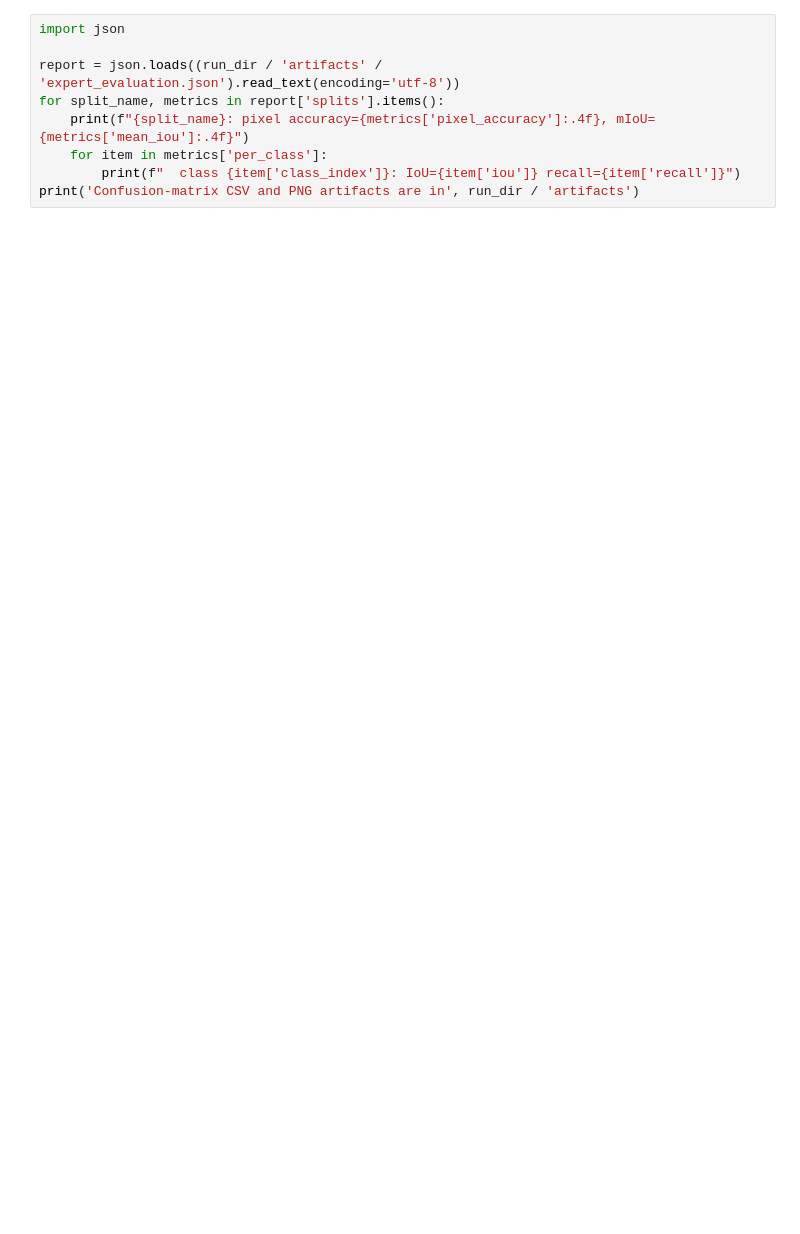
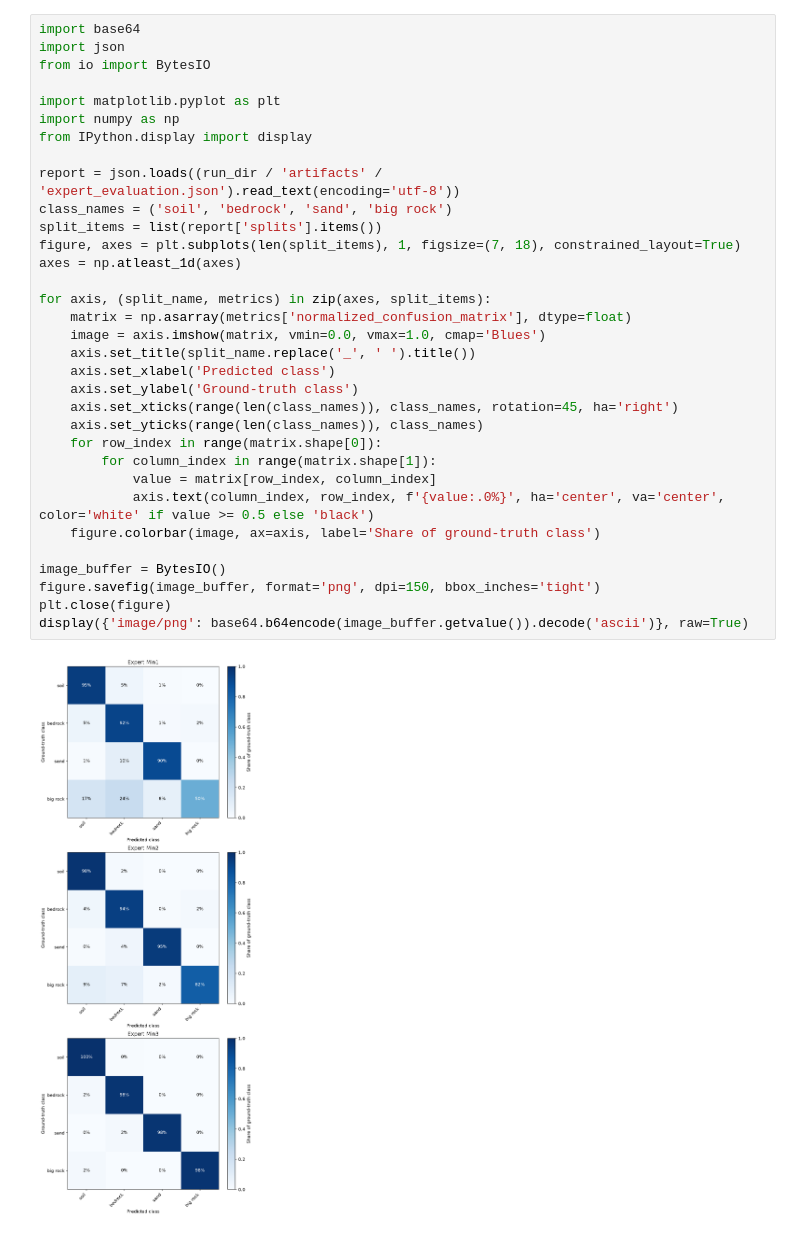
Before and after one commit to Jacob-Miller-s/AI4Mars, a Jupyter notebook: notebooks/03_sealed_expert_evaluation.ipynb, the cells around one changed output. Cells and saved outputs as stored; diff of their text form; blank space fills up the shorter version.

```diff
--- a/notebooks/03_sealed_expert_evaluation.ipynb
+++ b/notebooks/03_sealed_expert_evaluation.ipynb
@@ -40,9 +49,35 @@ print(f'Completed sealed evaluation: {run_dir}')
 # %%
+import base64
 import json
+from io import BytesIO
+
+import matplotlib.pyplot as plt
+import numpy as np
+from IPython.display import display
 
 report = json.loads((run_dir / 'artifacts' / 'expert_evaluation.json').read_text(encoding='utf-8'))
-for split_name, metrics in report['splits'].items():
-    print(f"{split_name}: pixel accuracy={metrics['pixel_accuracy']:.4f}, mIoU={metrics['mean_iou']:.4f}")
-    for item in metrics['per_class']:
-        print(f"  class {item['class_index']}: IoU={item['iou']} recall={item['recall']}")
-print('Confusion-matrix CSV and PNG artifacts are in', run_dir / 'artifacts')
+class_names = ('soil', 'bedrock', 'sand', 'big rock')
+split_items = list(report['splits'].items())
+figure, axes = plt.subplots(len(split_items), 1, figsize=(7, 18), constrained_layout=True)
+axes = np.atleast_1d(axes)
+
+for axis, (split_name, metrics) in zip(axes, split_items):
+    matrix = np.asarray(metrics['normalized_confusion_matrix'], dtype=float)
+    image = axis.imshow(matrix, vmin=0.0, vmax=1.0, cmap='Blues')
+    axis.set_title(split_name.replace('_', ' ').title())
+    axis.set_xlabel('Predicted class')
+    axis.set_ylabel('Ground-truth class')
+    axis.set_xticks(range(len(class_names)), class_names, rotation=45, ha='right')
+    axis.set_yticks(range(len(class_names)), class_names)
+    for row_index in range(matrix.shape[0]):
+        for column_index in range(matrix.shape[1]):
+            value = matrix[row_index, column_index]
+            axis.text(column_index, row_index, f'{value:.0%}', ha='center', va='center', color='white' if value >= 0.5 else 'black')
+    figure.colorbar(image, ax=axis, label='Share of ground-truth class')
+
+image_buffer = BytesIO()
+figure.savefig(image_buffer, format='png', dpi=150, bbox_inches='tight')
+plt.close(figure)
+display({'image/png': base64.b64encode(image_buffer.getvalue()).decode('ascii')}, raw=True)
+# %% [output]
+[figure, added]
```
Also changed, not shown: parts of 3 cells of this notebook, 5 other files.
